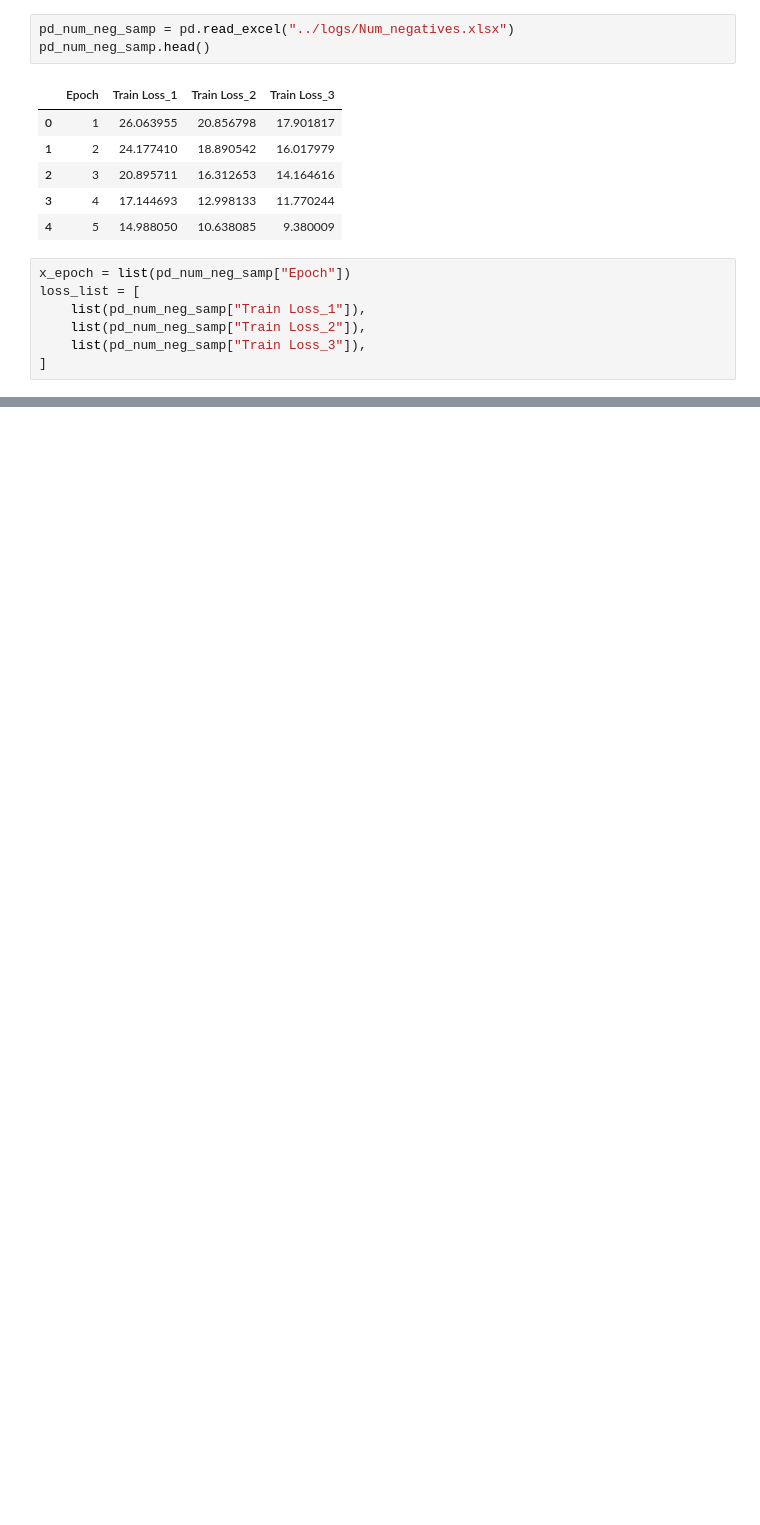
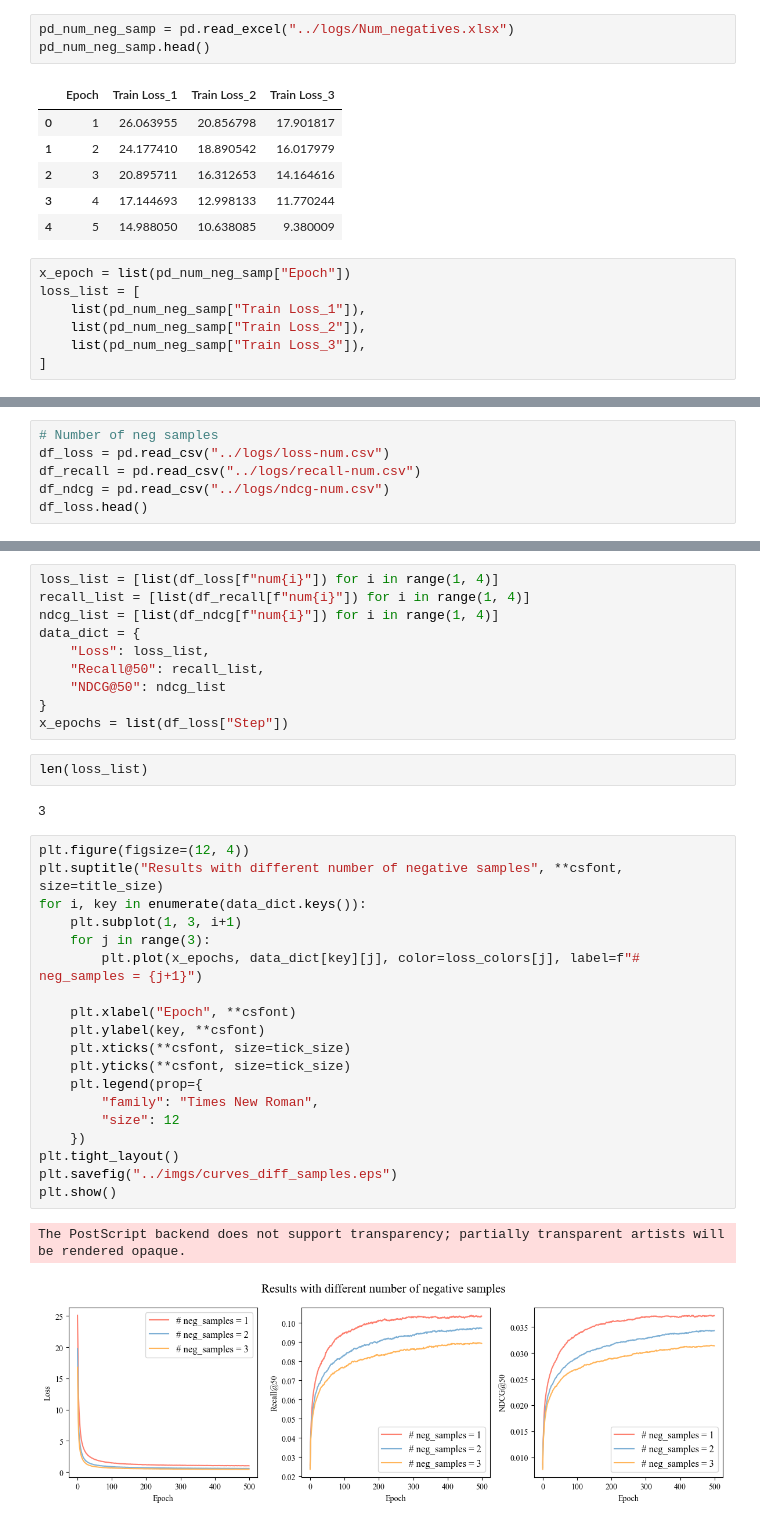
Before and after one commit to Thooooor/LorentzGCN, a Jupyter notebook: visualization/rec_curve_vis.ipynb, the cells around one changed output, grey strips where cells are left out. Drawn from its saved outputs; the diff is of its cells as text; blank space fills up the shorter version.

```diff
--- a/visualization/rec_curve_vis.ipynb
+++ b/visualization/rec_curve_vis.ipynb
@@ -182,3 +190,9 @@ plt.show()
 # %% [output]
 The PostScript backend does not support transparency; partially transparent artists will be rendered opaque.
 [figure]
+# %%
+# Number of neg samples
+df_loss = pd.read_csv("../logs/loss-num.csv")
+df_recall = pd.read_csv("../logs/recall-num.csv")
+df_ndcg = pd.read_csv("../logs/ndcg-num.csv")
+df_loss.head()
@@ -184,0 +206,36 @@ The PostScript backend does not support transparency; partially transparent arti
+# %%
+loss_list = [list(df_loss[f"num{i}"]) for i in range(1, 4)]
+recall_list = [list(df_recall[f"num{i}"]) for i in range(1, 4)]
+ndcg_list = [list(df_ndcg[f"num{i}"]) for i in range(1, 4)]
+data_dict = {
+    "Loss": loss_list,
+    "Recall@50": recall_list,
+    "NDCG@50": ndcg_list
+}
+x_epochs = list(df_loss["Step"])
+# %%
+len(loss_list)
+# %% [output]
+3
+# %%
+plt.figure(figsize=(12, 4))
+plt.suptitle("Results with different number of negative samples", **csfont, size=title_size)
+for i, key in enumerate(data_dict.keys()):
+    plt.subplot(1, 3, i+1)
+    for j in range(3):
+        plt.plot(x_epochs, data_dict[key][j], color=loss_colors[j], label=f"# neg_samples = {j+1}")
+
+    plt.xlabel("Epoch", **csfont)
+    plt.ylabel(key, **csfont)
+    plt.xticks(**csfont, size=tick_size)
+    plt.yticks(**csfont, size=tick_size)
+    plt.legend(prop={
+        "family": "Times New Roman",
+        "size": 12
+    })
+plt.tight_layout()
+plt.savefig("../imgs/curves_diff_samples.eps")
+plt.show()
+# %% [output]
+The PostScript backend does not support transparency; partially transparent artists will be rendered opaque.
+[figure, added]
```
Also changed, not shown: parts of 5 cells of this notebook, 3 other files.
